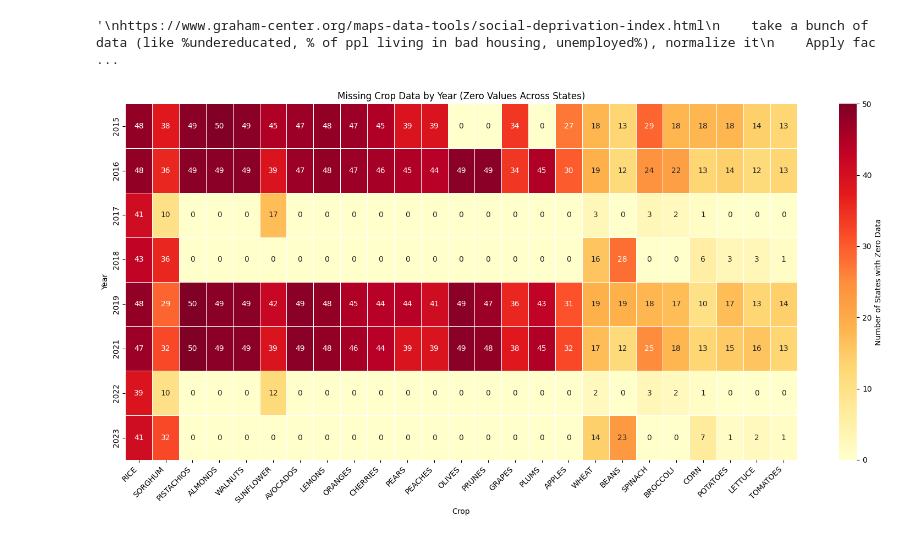
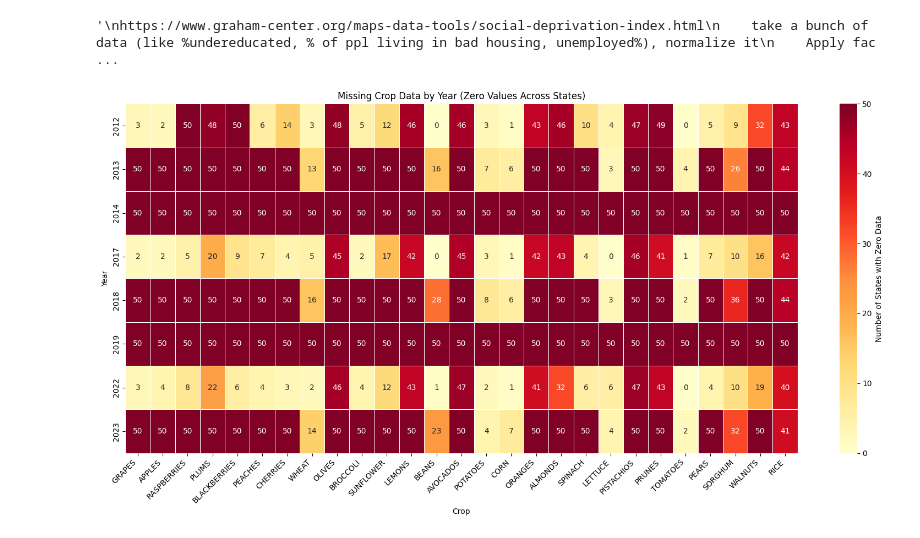
Before and after one commit to e754/EPA-WPS, a Jupyter notebook: dominant-crop/UCD-Labor/analyze.ipynb, the cells around one changed output. Cells and saved outputs as stored; diff of their text form; code cells hidden in the pictures.

Commit message:
finally fixed normalizing data

```diff
--- a/dominant-crop/UCD-Labor/analyze.ipynb
+++ b/dominant-crop/UCD-Labor/analyze.ipynb
@@ -124,11 +126,14 @@ ratio of cost: calculate with acrage of various crops per state
 #read in xiaoyu's number of workers
 # %%
 data = {}
-years = [2015, 2016, 2017, 2018, 2019, 2021, 2022, 2023]
+years = [2012, 2013, 2014, 2017, 2018, 2019, 2022, 2023]
 crop_to_products = {
+    'GRAPES': ['grapes-table', 'grape-raisins', 'grapes-wine'],
     'APPLES': ['apples'],
     'GRAPES': ['grapes-table', 'grape-raisins', 'grapes-wine'],
+    'RASPBERRIES': ['raspberries'],
     'PLUMS': ['plums'],
+    'BLACKBERRIES': ['blackberries'],
     'PEACHES': ['peaches'],
     'CHERRIES': ['cherries'],
     'WHEAT': ['wheat'],
@@ -156,6 +161,6 @@ columns_to_keep = ['state_name'] + list(crop_to_products.keys())
 
 
 for year in years:
-    df = pd.read_csv(f"../USDAstats/{year}_agreggated_api.csv")
+    df = pd.read_csv(f"../USDAstats/norm-data/{year}_raw_api.csv")
     filtered_columns = [col for col in columns_to_keep if col in df.columns]
     data[year] = df[filtered_columns]
@@ -162,37 +206,52 @@ for year in years:
 # %%
 missing_counts = {}
 
 for year, df in data.items():
-    # Count zero values for each crop column (excluding 'state_name')
+    df = df.copy()
+
+    # If df is empty, simulate 50 rows (1 per state) with zeros
+    if df.empty:
+        df = pd.DataFrame(columns=columns_to_keep)
+        df['state_name'] = [f'State {i+1}' for i in range(50)]  # Placeholder state names
+        for col in columns_to_keep:
+            if col != 'state_name':
+                df[col] = 0
+    else:
+        # Ensure all expected columns are present
+        for col in columns_to_keep:
+            if col not in df.columns:
+                df[col] = 0
+
+    # Keep only the relevant columns
+    df = df[columns_to_keep]
+
+    # Count zero values per crop (excluding 'state_name')
     zero_counts = (df.drop(columns='state_name') == 0).sum()
     missing_counts[year] = zero_counts
 
-# Convert to DataFrame (rows: years, columns: crops)
+# Continue as before...
 missing_df = pd.DataFrame(missing_counts).T
-
-# Sort crops by total number of missing (zero) values across all years
 missing_df = missing_df.loc[:, missing_df.sum().sort_values(ascending=False).index]
-
 missing_df = missing_df.fillna(0).astype(int)
 
-# Convert to integers for heatmap formatting
-missing_df = missing_df.astype(int)
+# Reorder and plot
+ordered_crops = list(crop_to_products.keys())
+missing_df = missing_df[ordered_crops]
 
-# Plot the heatmap
 plt.figure(figsize=(16, 8))
 sns.heatmap(
     missing_df,
     cmap='YlOrRd',
     annot=True,
     fmt='d',
     linewidths=0.5,
     cbar_kws={'label': 'Number of States with Zero Data'}
 )
 plt.title("Missing Crop Data by Year (Zero Values Across States)")
 plt.xlabel("Crop")
 plt.ylabel("Year")
 plt.xticks(rotation=45, ha='right')
 plt.tight_layout()
 plt.show()
 # %% [output]
-[figure, old version]
+[figure, new version]
```
Also changed, not shown: parts of 3 cells of this notebook, 5 other files.
